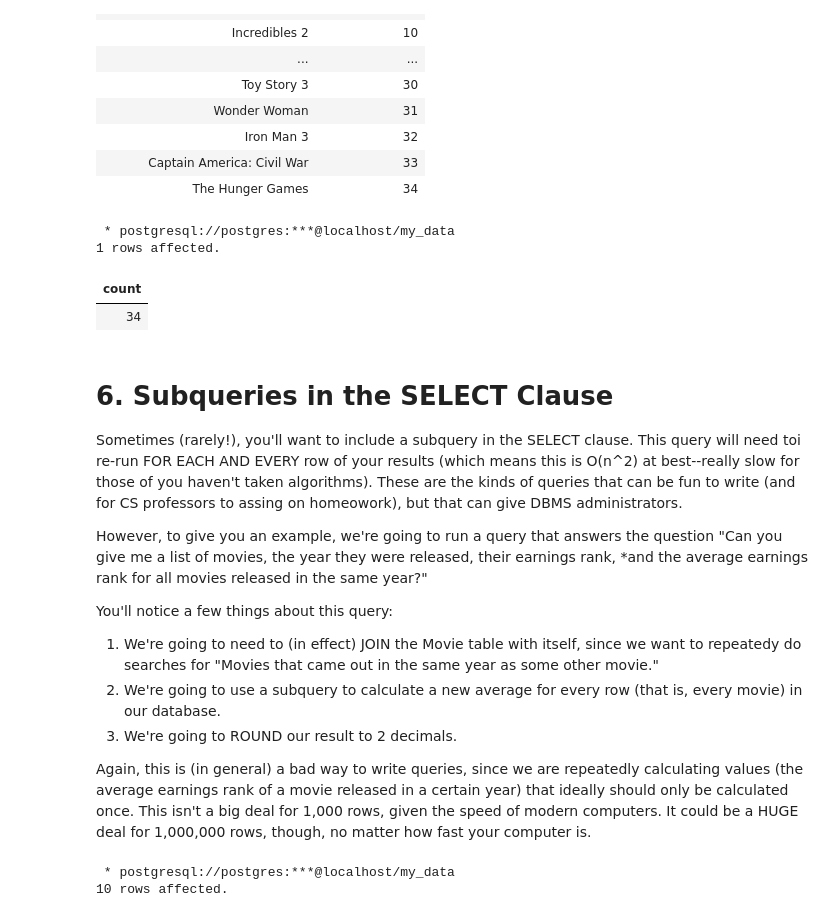
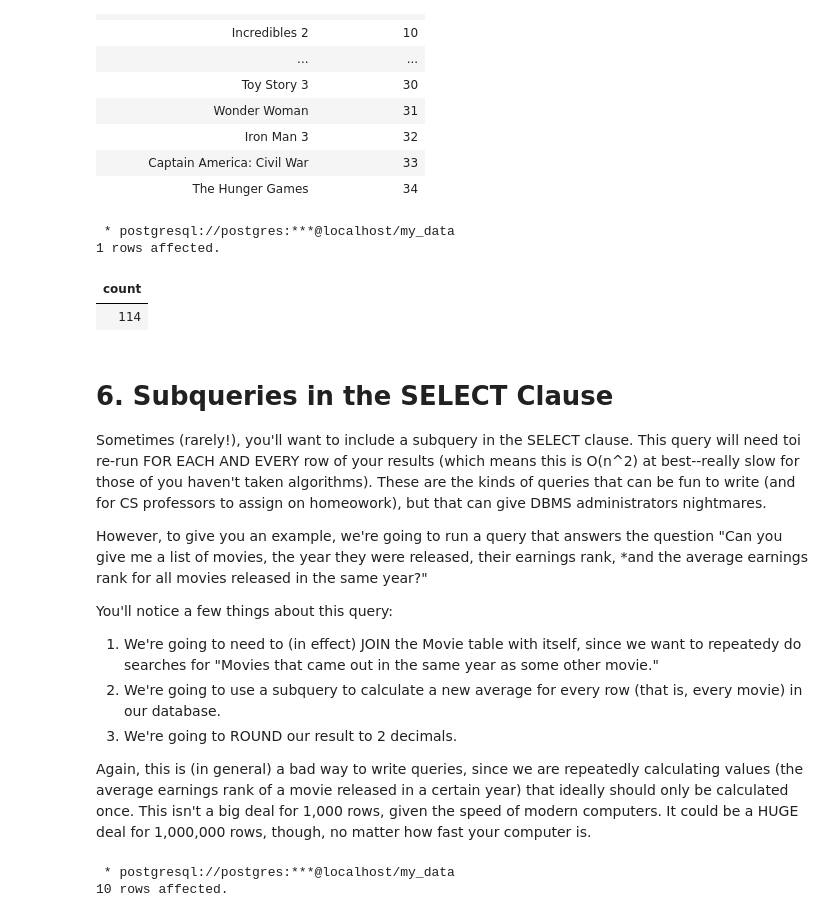
Before and after one commit to brendanpshea/database_class, a Jupyter notebook: Intro_SQL_2_Groups,_Subqueries,_Sets,_and_More!.ipynb, the cells around one changed output. Drawn from its saved outputs; the diff is of its cells as text; code cells hidden in the pictures.

```diff
--- a/Intro_SQL_2_Groups,_Subqueries,_Sets,_and_More!.ipynb
+++ b/Intro_SQL_2_Groups,_Subqueries,_Sets,_and_More!.ipynb
@@ -377,17 +365,18 @@ SELECT name, earnings_rank FROM Movie
 # %%
 # "How many movies have an earning rank lower than ANY of the Spider-Man movies in the database?"
 %%sql
 SELECT COUNT(*) FROM Movie
   WHERE earnings_rank <
-    ANY(SELECT earnings_rank FROM Movie WHERE name LIKE 'Spider-Man');
+    ANY(SELECT earnings_rank FROM Movie WHERE name LIKE '%Spider-Man%'
+        AND earnings_rank IS NOT NULL);
 # %% [output]
  * postgresql://postgres:***@localhost/my_data
 1 rows affected.
 | count |
-| 34 |
+| 114 |
 # %% [markdown]
 # 6. Subqueries in the SELECT Clause
-Sometimes (rarely!), you'll want to include a subquery in the SELECT clause. This query will need toi re-run FOR EACH AND EVERY row of your results (which means this is O(n^2) at best--really slow for those of you haven't taken algorithms). These are the kinds of queries that can be fun to write (and for CS professors to assing on homeowork), but that can give DBMS administrators.
+Sometimes (rarely!), you'll want to include a subquery in the SELECT clause. This query will need toi re-run FOR EACH AND EVERY row of your results (which means this is O(n^2) at best--really slow for those of you haven't taken algorithms). These are the kinds of queries that can be fun to write (and for CS professors to assign on homeowork), but that can give DBMS administrators nightmares.
 
 However, to give you an example, we're going to run a query that answers the question "Can you give me a list of movies, the year they were released, their earnings rank, *and the average earnings rank for all movies released in the same year?"
 
```
Also changed, not shown: parts of 19 cells of this notebook.
